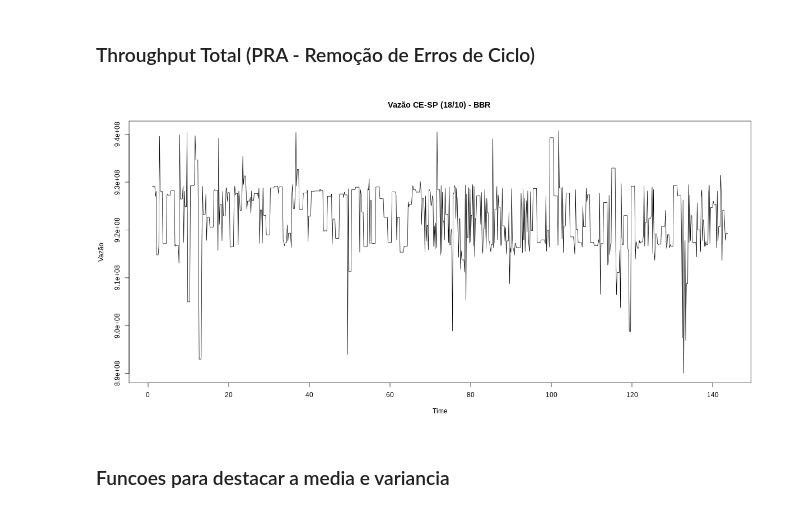
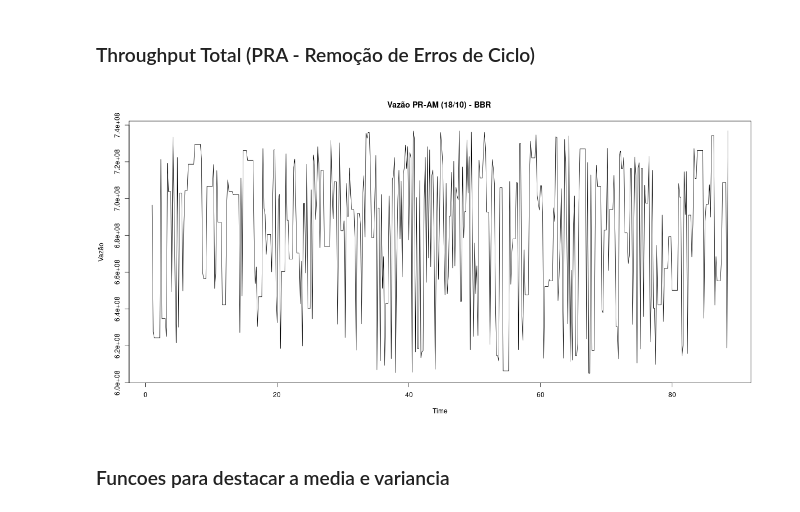
Before and after one commit to LarcesUece/UECE-RNP-PMon2022, a Jupyter notebook: Analise_BBR_Esmond_Vazao_FINAL.ipynb, the cells around one changed output. Cells and saved outputs as stored; diff of their text form; code cells hidden in the pictures.

```diff
--- a/Analise_BBR_Esmond_Vazao_FINAL.ipynb
+++ b/Analise_BBR_Esmond_Vazao_FINAL.ipynb
@@ -63,4 +42,4 @@ metrics = importr('Metrics')
 # %% [markdown]
 ### Throughput Total (PRA - Remoção de Erros de Ciclo)
 # %%
-TS = pd.read_csv(r'/content/bbr esmond data 10-18-2022.csv')
+TS = pd.read_csv('vazao/cubic esmond data pr-am 10-21-2022.csv', sep=',')
@@ -102,13 +46,25 @@ TS = TS.drop(196)
+# %%
+TS = TS.iloc[:, 1]
+media = sum(TS)/len(TS)
+lim_sup = 1.2*media
+lim_inf = 0.8*media
+for i in range(len(TS)):
+    if TS[i] < lim_inf:
+        TS = TS.drop(i)
+        continue
+    if TS[i] > lim_sup:
+        TS = TS.drop(i)
+        continue
 # %%
 %%R -i TS -h 600 -w 1200
 
 TS_R = TS
 
-TSbbr = ts(TS_R[,2], start = c(1, 1), frequency = 6)
+TSbbr = ts(TS_R, start = c(1, 1), frequency = 6)
 
-plot(TSbbr, main = "Vazão CE-SP (18/10) - BBR ", ylab = "Vazão")
+plot(TSbbr, main = "Vazão PR-AM (18/10) - BBR ", ylab = "Vazão")
 # %% [output]
-[figure, old version]
+[figure, new version]
 # %% [markdown]
 ### Funcoes para destacar a media e variancia
 # %%
```
Also changed, not shown: parts of 19 cells of this notebook, 2 other files.
